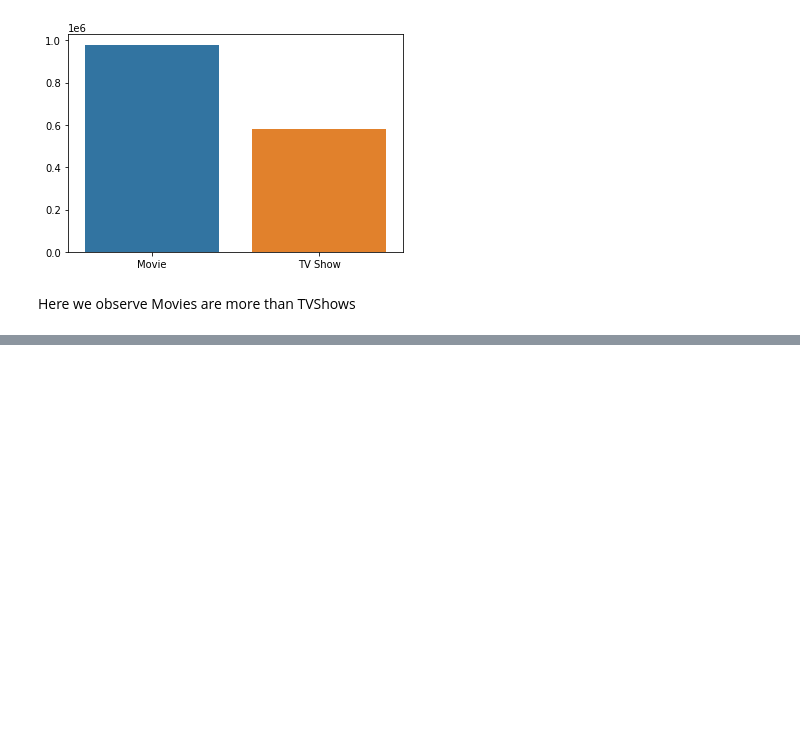
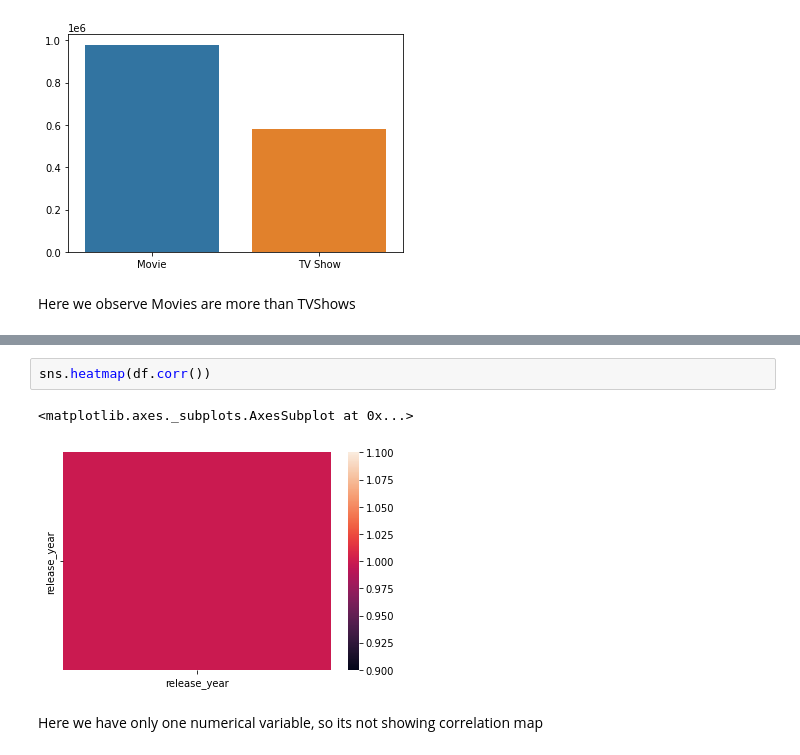
Before and after one commit to kavithachitriki/SCALER_PRACTICE, a Jupyter notebook: Netflix_Scaler.ipynb, the cells around one changed output, grey strips where cells are left out. Cells and saved outputs as stored; diff of their text form; blank space fills up the shorter version.

```diff
--- a/Netflix_Scaler.ipynb
+++ b/Netflix_Scaler.ipynb
@@ -323,0 +371,7 @@ KeyError: ignored
+# %%
+sns.heatmap(df.corr())
+# %% [output]
+<matplotlib.axes._subplots.AxesSubplot at 0x...>
+[figure, added]
+# %% [markdown]
+Here we have only one numerical variable, so its not showing correlation map
```
Also changed, not shown: parts of 14 cells of this notebook.
